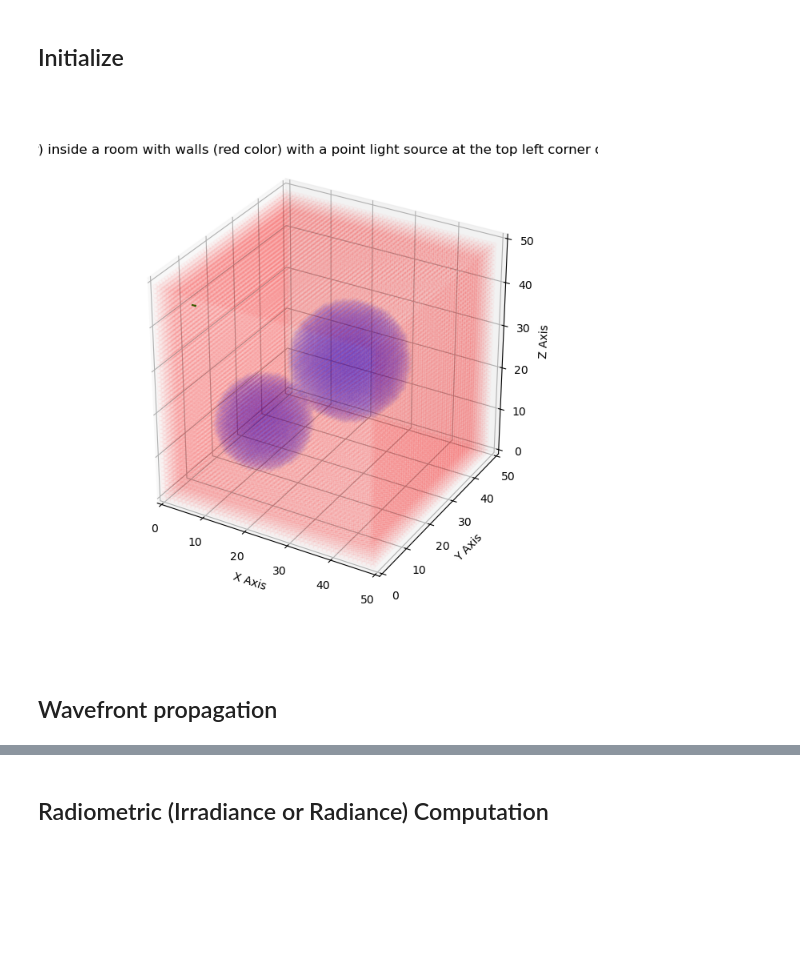
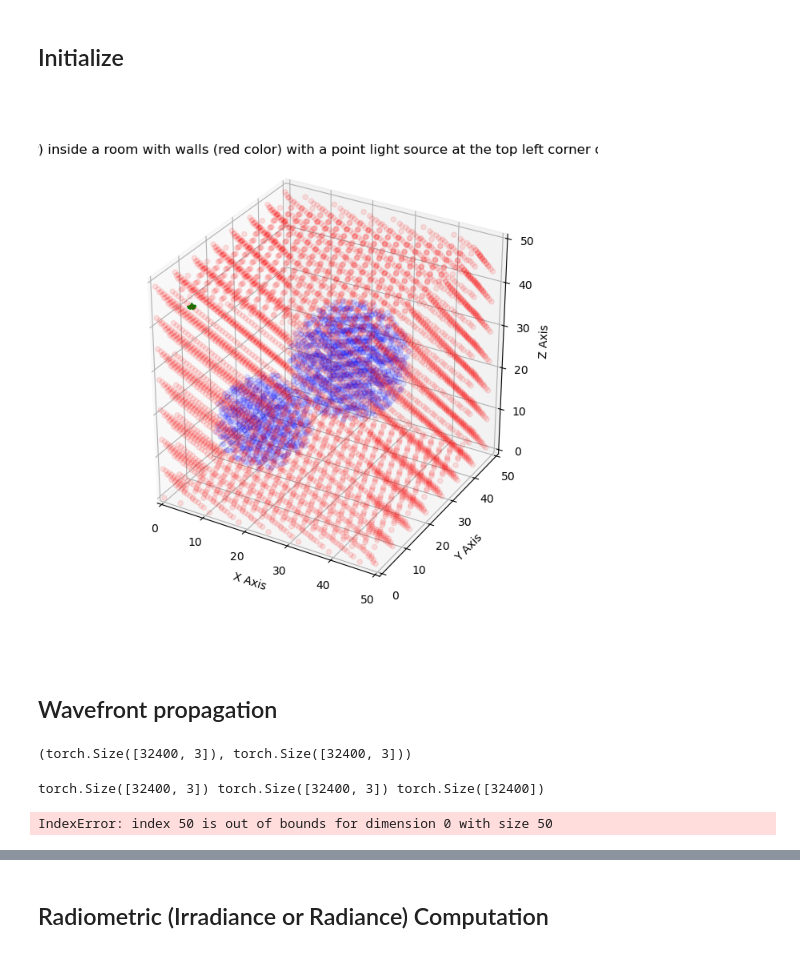
Before and after one commit to swirling-wind/demo-3D-eikonal, a Jupyter notebook: torch_demo.ipynb, the cells around one changed output, grey strips where cells are left out. Drawn from its saved outputs; the diff is of its cells as text; code cells hidden in the pictures; blank space fills up the shorter version.

```diff
--- a/torch_demo.ipynb
+++ b/torch_demo.ipynb
@@ -7,7 +7,8 @@ import numpy as np
 import torch
 from typing import Tuple
 import math
-device = torch.device("cuda" if torch.cuda.is_available() else "cpu")
+# device = torch.device("cuda" if torch.cuda.is_available() else "cpu")
+device = torch.device("cpu")
 print(device)
 
 import trimesh
@@ -58,6 +58,7 @@ num_x, num_y, num_z = 50, 50, 50
 ior_field = torch.ones((num_x, num_y, num_z), dtype=torch.float16, device=device)
 absorb_coeff = torch.zeros((num_x, num_y, num_z), dtype=torch.float16, device=device)
 scatter_coeff = torch.zeros((num_x, num_y, num_z), dtype=torch.float16, device=device)
+
 
 ##############  Set Parameters      ##############
 materials = {
@@ -119,38 +120,49 @@ theta_step = 1
 phi_step = 1
 theta_angles = np.arange(90, 180, theta_step)
 phi_angles = np.arange(0, 360, phi_step)
-initial_wavefront_directions = torch.tensor([spherical_to_cartesian(theta, phi) for theta in theta_angles for phi in phi_angles], dtype=torch.float16, device='cuda')
-initial_wavefront_positions = torch.tensor([(wall_thickness+2, wall_thickness+2, num_z - (wall_thickness + 3))], dtype=torch.float16, device='cuda')
+
+# the shape of wavefront directions and positions should stay the same
+initial_wavefront_directions = torch.tensor([spherical_to_cartesian(theta, phi) for theta in theta_angles for phi in phi_angles], dtype=torch.float16, device=device)
+initial_wavefront_positions = torch.tensor([(wall_thickness+2, wall_thickness+2, num_z - (wall_thickness + 3)) for _ in range(len(initial_wavefront_directions))], dtype=torch.float16, device=device)
 # %%
 def show_ior_field(ior_field, initial_wavefront_positions, initial_wavefront_directions):
     fig = plt.figure(figsize=(7, 7))
     ax = fig.add_subplot(111, projection='3d')
     ax.set_box_aspect([1,1,1])
     ax.set_xlim(0, num_x)
     ax.set_ylim(0, num_y)
     ax.set_zlim(0, num_z)
     initial_pos_np = initial_wavefront_positions.cpu().numpy()
     initial_dir_np = initial_wavefront_directions.cpu().numpy()
 
-    subsample_indices = np.arange(0, initial_wavefront_positions.shape[0], 2)  # Subsampling every 2 data point
+    subsample_indices = np.arange(0, initial_wavefront_positions.shape[0], 3000)  # Subsampling data points
     ax.quiver(initial_pos_np[subsample_indices, 0], initial_pos_np[subsample_indices, 1], initial_pos_np[subsample_indices, 2],
                 initial_dir_np[subsample_indices, 0], initial_dir_np[subsample_indices, 1], initial_dir_np[subsample_indices, 2], color='g')
 
     # IOR field
     ior_field = ior_field.cpu().numpy()
-    x_points, y_points, z_points = np.where(ior_field == materials['sphere']['ior'])
-    ax.scatter(x_points, y_points, z_points, color='blue', alpha=0.02)
-    x_points, y_points, z_points = np.where(ior_field == materials['wall']['ior'])
-    ax.scatter(x_points, y_points, z_points, color='red', alpha=0.02)
+
+    # Regular sampling for the sphere
+    x_points_sphere, y_points_sphere, z_points_sphere = np.where(ior_field == materials['sphere']['ior'])
+    subsample_step_sphere = max(1, len(x_points_sphere) // 2000)  # Adjust the number to control the number of points
+    subsample_indices_sphere = np.arange(0, len(x_points_sphere), subsample_step_sphere)
+    ax.scatter(x_points_sphere[subsample_indices_sphere], y_points_sphere[subsample_indices_sphere], z_points_sphere[subsample_indices_sphere], color='blue', alpha=0.1)
+
+    # Regular sampling for the walls
+    x_points_wall, y_points_wall, z_points_wall = np.where(ior_field == materials['wall']['ior'])
+    subsample_step_wall = max(1, len(x_points_wall) // 5000)  # Adjust the number to control the number of points
+    subsample_indices_wall = np.arange(0, len(x_points_wall), subsample_step_wall)
+    ax.scatter(x_points_wall[subsample_indices_wall], y_points_wall[subsample_indices_wall], z_points_wall[subsample_indices_wall], color='red', alpha=0.1)
+
     ax.set_title("Glass Sphere (blue color) inside a room with walls (red color) with a point light source at the top left corner of the room (green arrows)")
     ax.set_xlabel('X Axis')
     ax.set_ylabel('Y Axis')
     ax.set_zlabel('Z Axis')
     plt.show()
 
 show_ior_field(ior_field, initial_wavefront_positions, initial_wavefront_directions)
 # %% [output]
-[figure, old version]
+[figure, new version]
 # %%
 def visualize_initial_directions():
     sample_rate = 65
@@ -198,9 +211,12 @@ convex_grad_xyz_torch = compute_3d_gradients_torch(ior_field)
 # visualize_gredients(convex_grad_xyz_torch)
 # %% [markdown]
 ## Wavefront propagation
+# %%
+initial_wavefront_positions.shape, initial_wavefront_directions.shape
+# %% [output]
+(torch.Size([32400, 3]), torch.Size([32400, 3]))
 # %%
-@torch.jit.script
-def update_wavefront(pos: torch.Tensor, dir: torch.Tensor, grad_xyz: Tuple[torch.Tensor, torch.Tensor, torch.Tensor], IOR: torch.Tensor, delta_t: float) -> Tuple[torch.Tensor, torch.Tensor]:
+def update_wavefront(pos: torch.Tensor, dir: torch.Tensor, within_mask: torch.Tensor, grad_xyz: Tuple[torch.Tensor, torch.Tensor, torch.Tensor], IOR: torch.Tensor, delta_t: float) -> Tuple[torch.Tensor, torch.Tensor, torch.Tensor]:
     indices = pos.int()
     # Obtain the refractive index at the current position
     n = IOR[indices[:, 0].clamp(0, IOR.shape[0] - 1),
@@ -210,34 +226,39 @@ def update_wavefront(pos: torch.Tensor, dir: torch.Tensor, grad_xyz: Tuple[torch
     # Calculate the new position and direction of the wavefront
     new_pos = pos + delta_t * dir / (n**2).unsqueeze(1)
 
-    # Create a mask to ensure that the wavefront stays within the boundaries of the IOR field
-    mask = (new_pos[:, 0] >= 0) & (new_pos[:, 0] < IOR.shape[0]) & \
-           (new_pos[:, 1] >= 0) & (new_pos[:, 1] < IOR.shape[1]) & \
-           (new_pos[:, 2] >= 0) & (new_pos[:, 2] < IOR.shape[2])
-    mask = mask.unsqueeze(1)  # Add a dimension to match the shape of new_pos
+    # Create a mask to identify the wavefront positions that are within the boundaries of the IOR field
+    new_within_mask = (new_pos[:, 0] >= 0) & (new_pos[:, 0] < IOR.shape[0]) & \
+                      (new_pos[:, 1] >= 0) & (new_pos[:, 1] < IOR.shape[1]) & \
+                      (new_pos[:, 2] >= 0) & (new_pos[:, 2] < IOR.shape[2]) & \
+                      within_mask
+    # Update the direction only for the wavefront positions within the IOR boundaries
+    new_dir = torch.where(new_within_mask.unsqueeze(1),
+                            dir + delta_t * torch.stack([grad_xyz[0][indices[:, 0], indices[:, 1], indices[:, 2]],
+                                                        grad_xyz[1][indices[:, 0], indices[:, 1], indices[:, 2]],
+                                                        grad_xyz[2][indices[:, 0], indices[:, 1], indices[:, 2]]], dim=1) / n.unsqueeze(1),
+                            dir)
 
-    # only update the positions that are within the IOR boundaries
-    new_pos = torch.where(mask, new_pos, pos)
-    new_dir = torch.where(mask, dir + delta_t * torch.stack([grad_xyz[0][indices[:, 0], indices[:, 1], indices[:, 2]],  grad_xyz[1][indices[:, 0], indices[:, 1], indices[:, 2]], grad_xyz[2][indices[:, 0], indices[:, 1], indices[:, 2]]], dim=1) / n.unsqueeze(1), dir)
+    return new_pos, new_dir, new_within_mask
 
-
-    return new_pos, new_dir
-
-@torch.jit.script
 def simulate_wavefront_propagation(cur_IOR: torch.Tensor, grad_xyz: Tuple[torch.Tensor, torch.Tensor, torch.Tensor], initial_wavefront_pos: torch.Tensor,
-                                   initial_wavefront_dir: torch.Tensor, num_steps: int = 100, delta_t: float = 1.0):
+                                   initial_wavefront_dir: torch.Tensor, device: torch.device, num_steps: int = 100, delta_t: float = 1.0) -> Tuple[list[torch.Tensor], list[torch.Tensor], torch.Tensor]:
     wavefront_pos_list = [initial_wavefront_pos]
     wavefront_dir_list = [initial_wavefront_dir]
-    # for_i trick
+    cur_mask = torch.ones(initial_wavefront_pos.shape[0], dtype=torch.bool, device=device)
+    print(wavefront_pos_list[-1].shape, wavefront_dir_list[-1].shape, cur_mask.shape)
     for _ in range(num_steps):
-        new_positions, new_directions = update_wavefront(wavefront_pos_list[-1], wavefront_dir_list[-1], grad_xyz, cur_IOR, delta_t)
+        new_positions, new_directions, new_mask = update_wavefront(wavefront_pos_list[-1], wavefront_dir_list[-1], cur_mask, grad_xyz, cur_IOR, delta_t)
         wavefront_pos_list.append(new_positions)
         wavefront_dir_list.append(new_directions)
-    return wavefront_pos_list, wavefront_dir_list
+        cur_mask = new_mask
+    return wavefront_pos_list, wavefront_dir_list, cur_mask
 
 test_num_steps = 200
 test_delta_t = 1.0 * num_x / 100
-wavefront_positions_list, wavefront_directions_list = simulate_wavefront_propagation(ior_field, convex_grad_xyz_torch, initial_wavefront_positions, initial_wavefront_directions, num_steps=test_num_steps, delta_t=test_delta_t)
+wavefront_positions_list, wavefront_directions_list, within_mask = simulate_wavefront_propagation(ior_field, convex_grad_xyz_torch, initial_wavefront_positions, initial_wavefront_directions, device=device, num_steps=test_num_steps, delta_t=test_delta_t)
+# %% [output]
+torch.Size([32400, 3]) torch.Size([32400, 3]) torch.Size([32400])
+IndexError: index 50 is out of bounds for dimension 0 with size 50
 # %%
 def show_propagation_results(convex_pos_res, convex_dir_res, IOR, num_show_images, fig_name):
     num_cols = min(num_show_images, 3)
```
Also changed, not shown: parts of 5 cells of this notebook.
